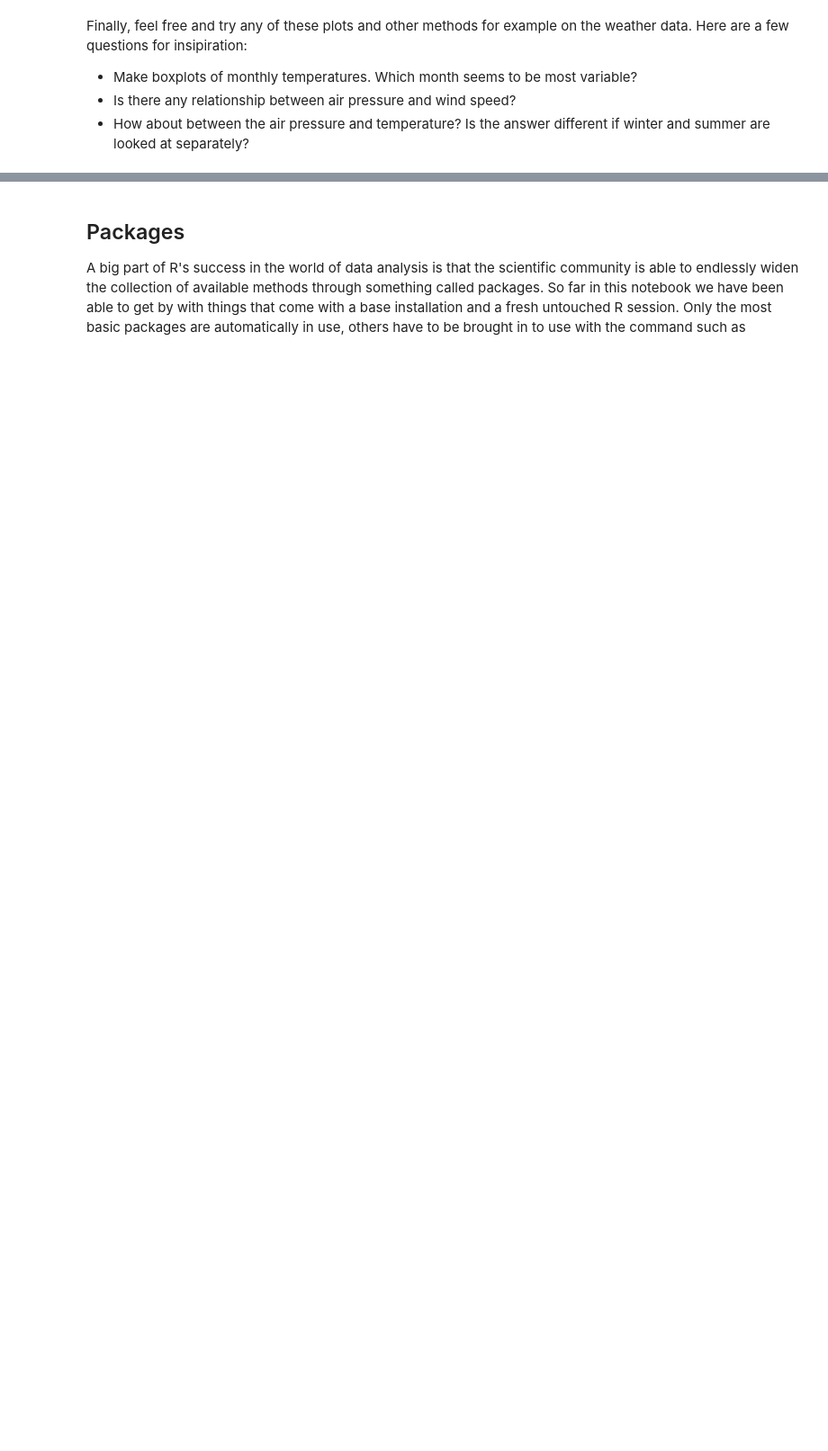
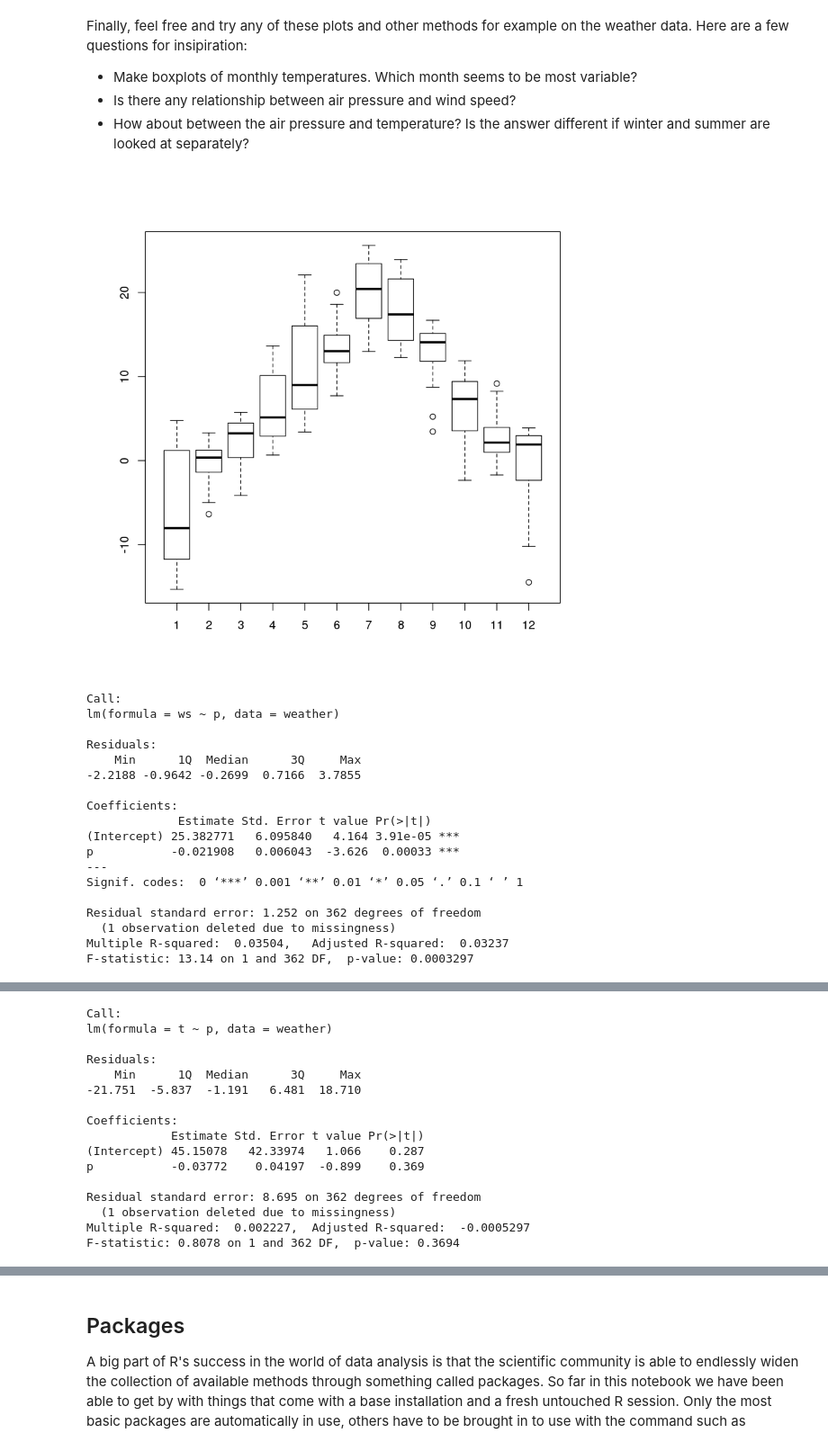
Before and after one commit to csc-training/R-for-beginners, a Jupyter notebook: extra/baseRintro_solved.ipynb, the cells around one changed output, grey strips where cells are left out. Shown: that part at 90% size. Drawn from its saved outputs; the diff is of its cells as text; code cells hidden in the pictures; blank space fills up the shorter version.

```diff
--- a/extra/baseRintro_solved.ipynb
+++ b/extra/baseRintro_solved.ipynb
@@ -648,6 +648,6 @@ getwd()
 
 This notebook is set so that you have the weather-kumpula.csv available in a directory called data under the working directory, so we are ready to read the weather data in:
 # %%
-weather  <- read.csv("data/weather-kumpula.csv")
+weather  <- read.csv("../data/weather-kumpula.csv")
 ls()
 # %% [output]
@@ -803,3 +852,45 @@ for insipiration:
 - Make boxplots of monthly temperatures. Which month seems to be most variable?
 - Is there any relationship between air pressure and wind speed?
 - How about between the air pressure and temperature? Is the answer different if winter and summer are looked at separately?
+# %%
+#if month was a factor you could just do:
+# plot(t~month, weather)
+#but since it's not that would just make a scatter plot.
+#You'd have to make factor version of month, or use boxplot instead of plot:
+boxplot(t~month,weather)
+#because here only a factor makes sense on the right hand side, so it's
+#automatically used like one
+#January and May seem to have a wide range of temperatures
+
+plot(ws~p,weather)
+summary(lm(ws~p,weather))
+#looks like higher windspeeds at lower pressure
+
+plot(t~p,weather)
+summary(lm(t~p,weather))
+#this looks more like a mess
+
+plot(t~p,weather,subset=month %in% 6:8)
+plot(t~p,weather,subset=month %in% c(1,2,12))
+# sort of looks like higher pressure means higher temperature in summer
+# and the opposite in winter
+# %% [output]
+[figure, added]
+Call:
+lm(formula = ws ~ p, data = weather)
+
+Residuals:
+    Min      1Q  Median      3Q     Max
+-2.2188 -0.9642 -0.2699  0.7166  3.7855
+
+Coefficients:
+             Estimate Std. Error t value Pr(>|t|)
+(Intercept) 25.382771   6.095840   4.164 3.91e-05 ***
+p           -0.021908   0.006043  -3.626  0.00033 ***
+---
+Signif. codes:  0 ‘***’ 0.001 ‘**’ 0.01 ‘*’ 0.05 ‘.’ 0.1 ‘ ’ 1
+
+Residual standard error: 1.252 on 362 degrees of freedom
+  (1 observation deleted due to missingness)
+Multiple R-squared:  0.03504,   Adjusted R-squared:  0.03237
+F-statistic: 13.14 on 1 and 362 DF,  p-value: 0.0003297
@@ -805,0 +898,16 @@ for insipiration:
+Call:
+lm(formula = t ~ p, data = weather)
+
+Residuals:
+    Min      1Q  Median      3Q     Max
+-21.751  -5.837  -1.191   6.481  18.710
+
+Coefficients:
+            Estimate Std. Error t value Pr(>|t|)
+(Intercept) 45.15078   42.33974   1.066    0.287
+p           -0.03772    0.04197  -0.899    0.369
+
+Residual standard error: 8.695 on 362 degrees of freedom
+  (1 observation deleted due to missingness)
+Multiple R-squared:  0.002227,  Adjusted R-squared:  -0.0005297
+F-statistic: 0.8078 on 1 and 362 DF,  p-value: 0.3694
```
Also changed, not shown: parts of 6 cells of this notebook, 1 other file.
